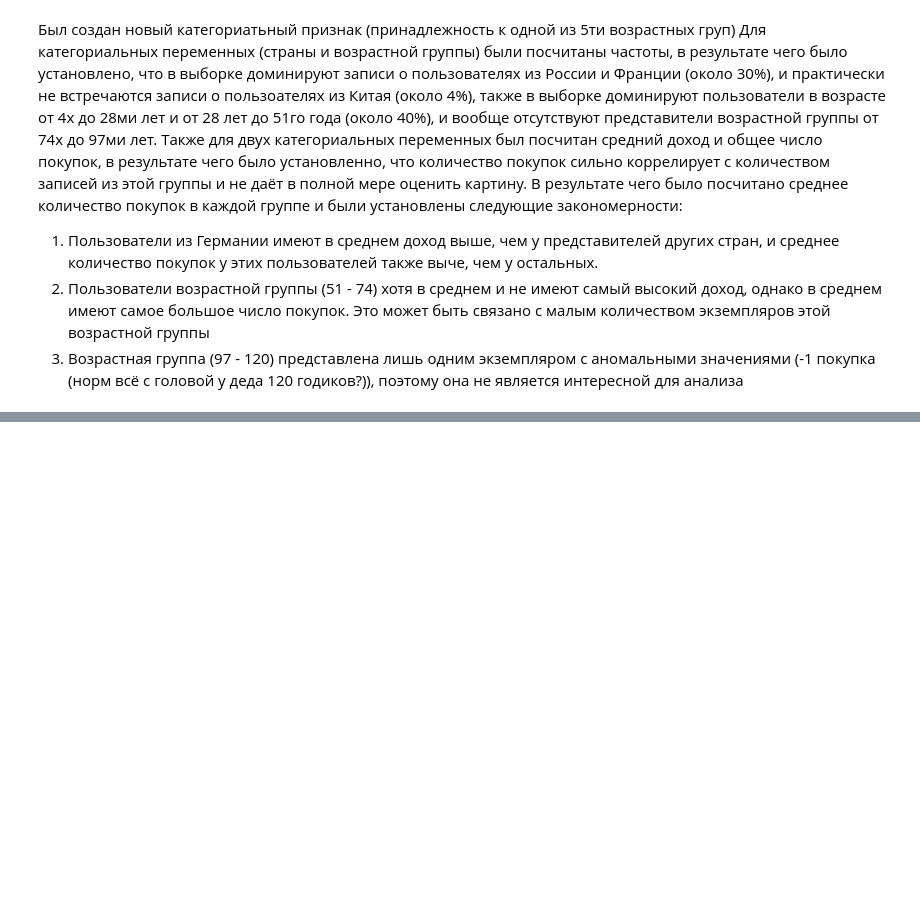
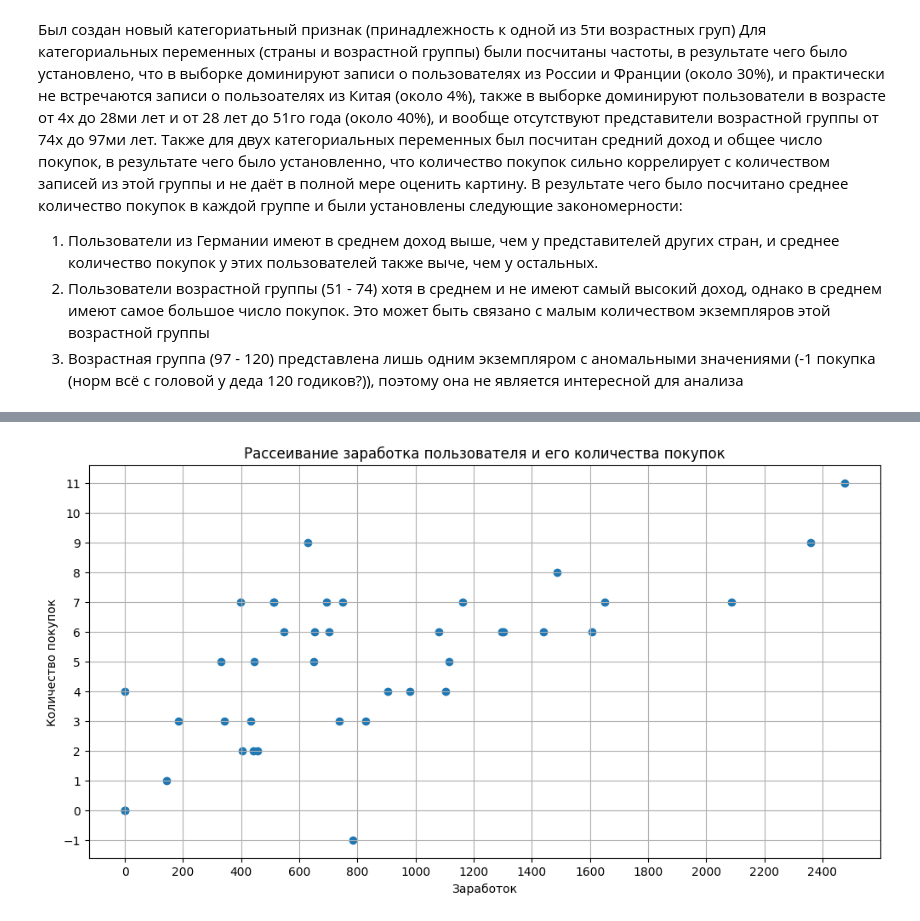
Before and after one commit to kA4errGa/AIEngineering_CoursMIREA, a Jupyter notebook: homeworks/HW02/HW02.ipynb, the cells around one changed output, grey strips where cells are left out. Cells and saved outputs as stored; diff of their text form; code cells hidden in the pictures; blank space fills up the shorter version.

```diff
--- a/homeworks/HW02/HW02.ipynb
+++ b/homeworks/HW02/HW02.ipynb
@@ -138,0 +191,15 @@ Name: revenue, dtype: float64
+# %%
+fig, axRevPur = plt.subplots(figsize=(12, 6))
+
+axRevPur.scatter(y=df["purchases"], x=df["revenue"])
+axRevPur.set_xlabel("Заработок")
+axRevPur.set_ylabel("Количество покупок")
+axRevPur.set_title("Рассеивание заработка пользователя и его количества покупок")
+
+axRevPur.locator_params(axis="y", nbins=14)
+axRevPur.locator_params(axis="x", nbins=14)
+axRevPur.grid()
+
+plt.show()
+# %% [output]
+[figure, added]
```
Also changed, not shown: parts of 2 cells of this notebook, 3 other files.
